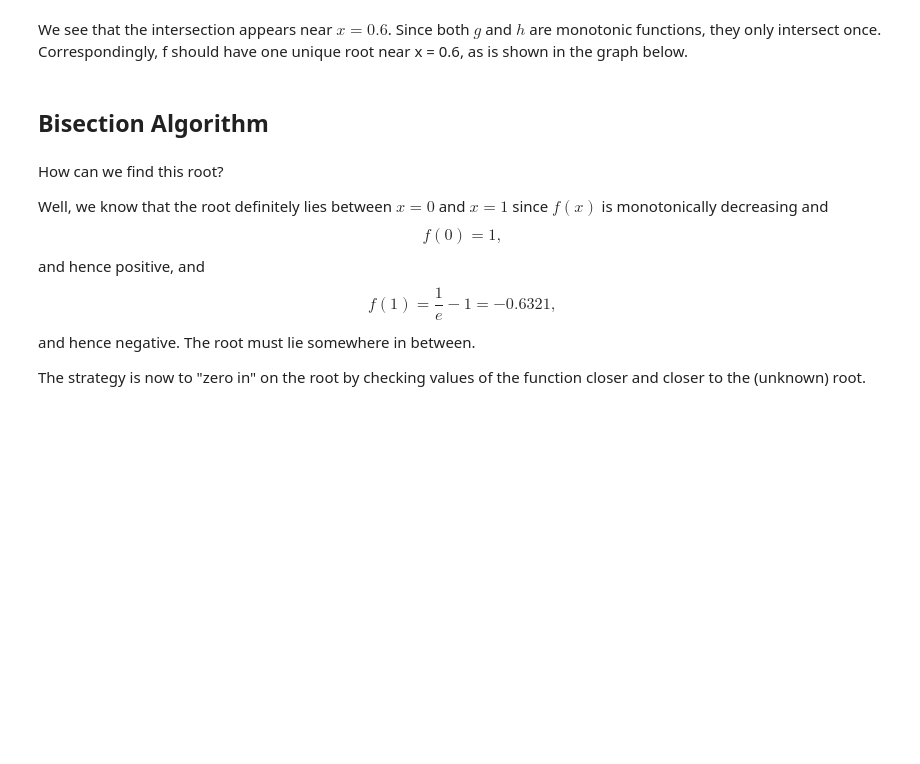
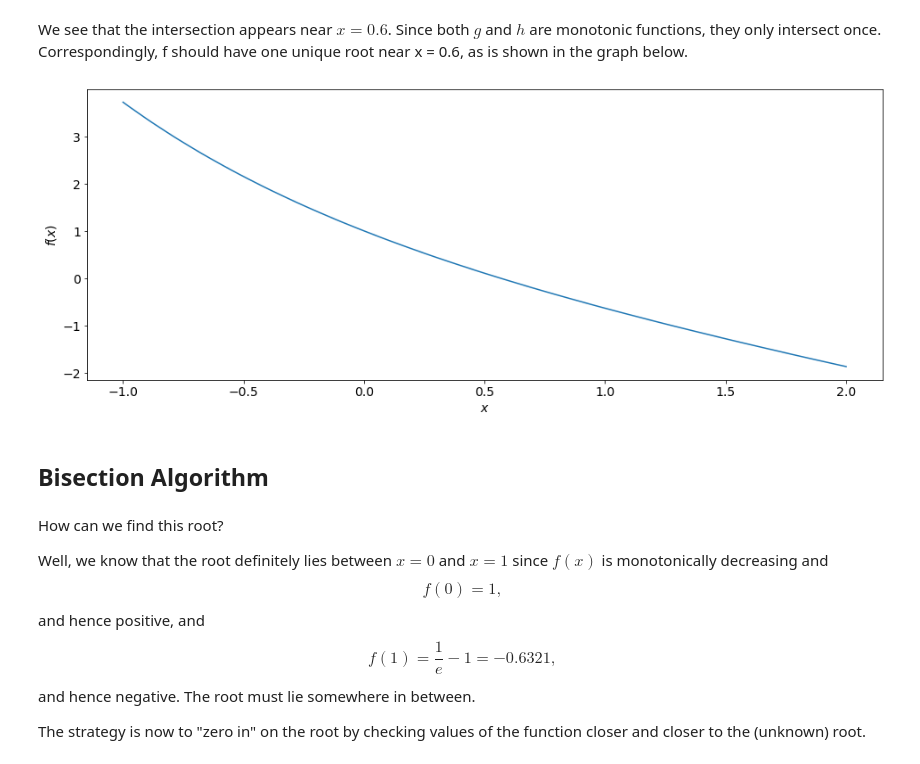
Before and after one commit to MarioBolanos/Busqueda-de-Raices, a Jupyter notebook: Root_finding.ipynb, the cells around one changed output. Cells and saved outputs as stored; diff of their text form; code cells hidden in the pictures; blank space fills up the shorter version.

```diff
--- a/Root_finding.ipynb
+++ b/Root_finding.ipynb
@@ -21,5 +43,14 @@ Let us plot the two functions g and h to gauge whether there might be a root and
 # %% [markdown]
 We see that the intersection appears near $x = 0.6$. Since both $g$ and $h$ are monotonic functions, they only intersect once. Correspondingly, f should have one unique root near x = 0.6, as is shown in the graph below.
+# %%
+f = np.exp(-x) - x
+
+plt.plot(x, f)
+plt.xlabel(r'$x$')
+plt.ylabel(r'$f(x)$')
+plt.grid()
+# %% [output]
+[figure, added]
 # %% [markdown]
 ## Bisection Algorithm
 # %% [markdown]
```
Also changed, not shown: parts of 7 cells of this notebook.
